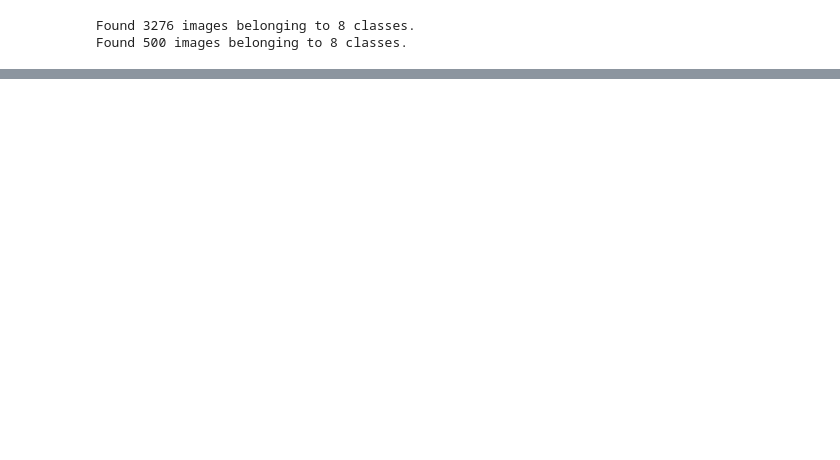
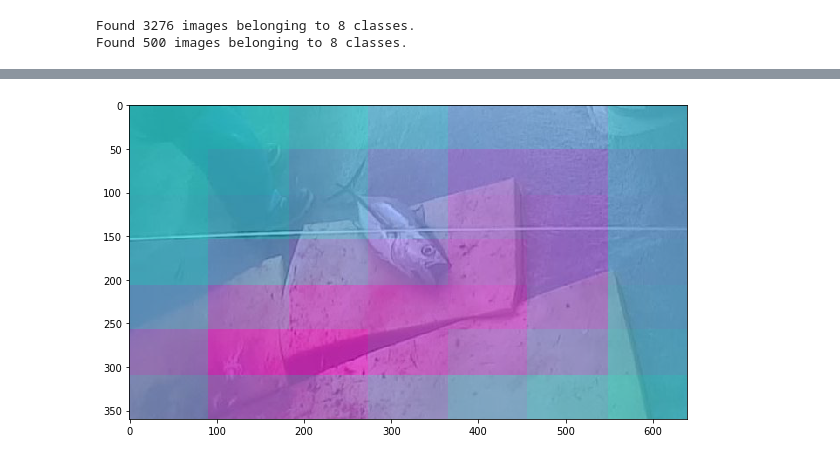
Before and after one commit to karijdempsey/learningWithKaggle, a Jupyter notebook: 1.0-kd-vgg_precomputedCNN_visualiseConvLayer.ipynb, the cells around one changed output, grey strips where cells are left out. Cells and saved outputs as stored; diff of their text form; code cells hidden in the pictures; blank space fills up the shorter version.

```diff
--- a/1.0-kd-vgg_precomputedCNN_visualiseConvLayer.ipynb
+++ b/1.0-kd-vgg_precomputedCNN_visualiseConvLayer.ipynb
@@ -101,0 +261,8 @@ AttributeError: can't set attribute
+# %%
+plt.figure(figsize=(10,10))
+plt.imshow(img)
+plt.imshow(cm, cmap="cool", alpha=0.5)
+
+plt.show()
+# %% [output]
+[figure, added]
```
Also changed, not shown: parts of 22 cells of this notebook, 3 other files.
